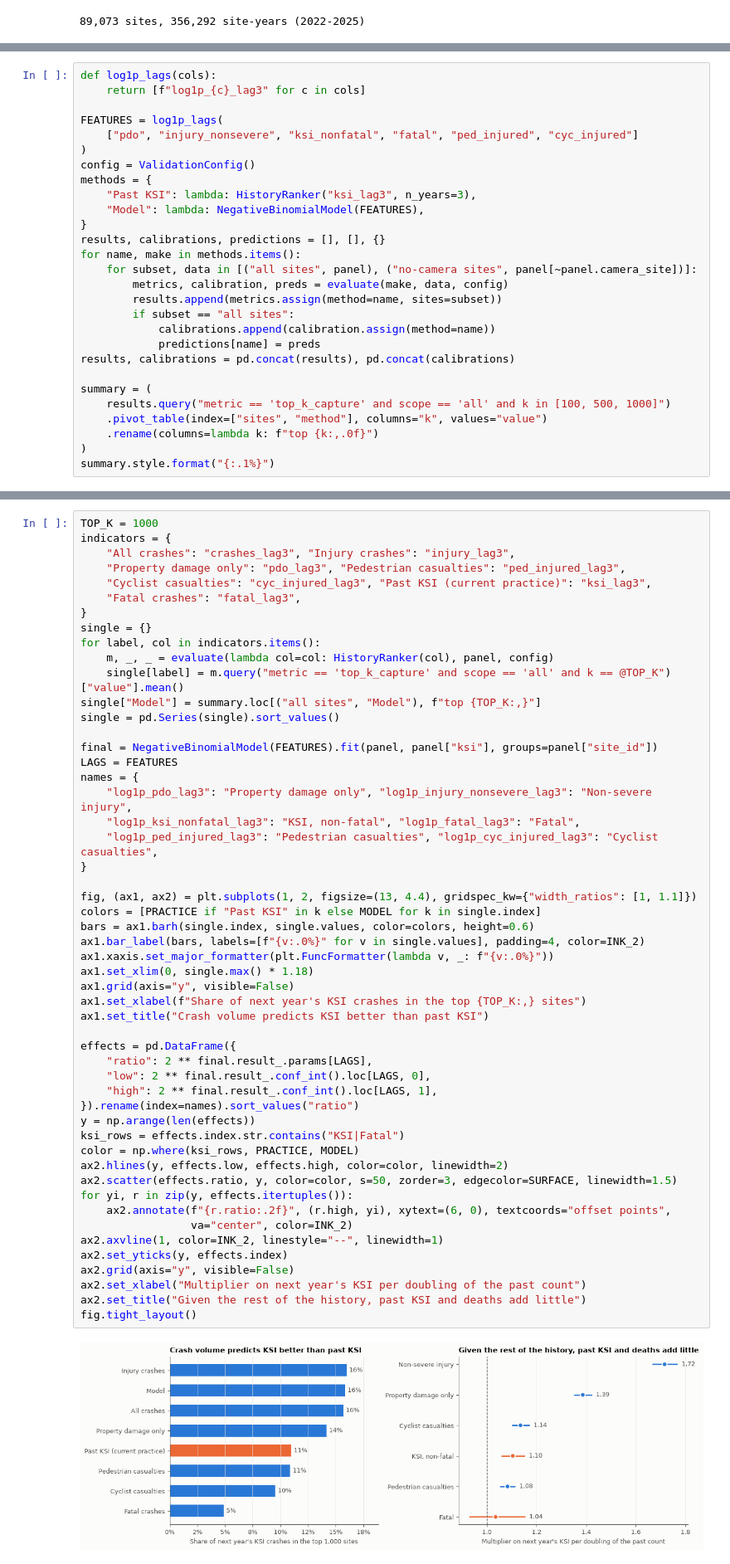
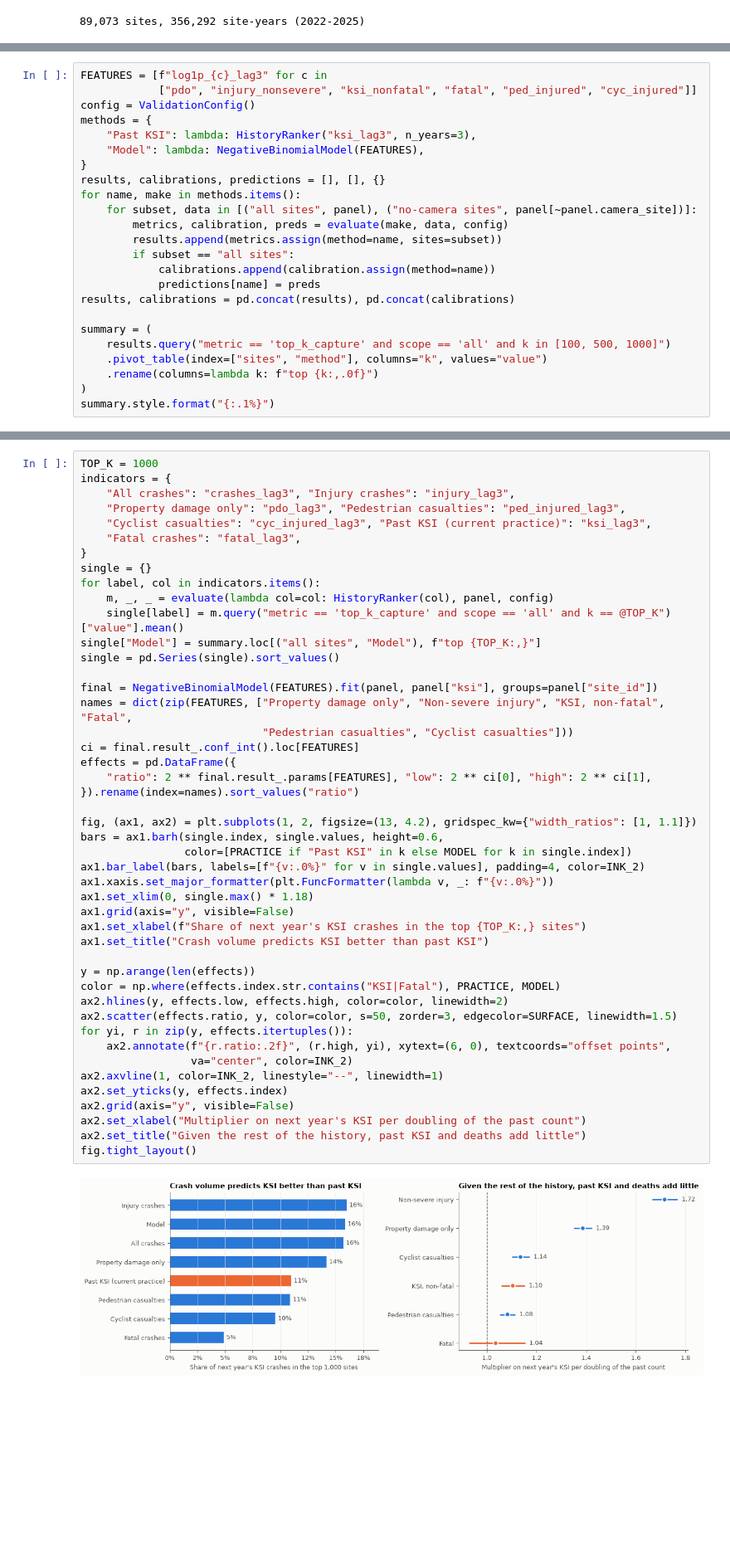
Before and after one commit to Group-7-Capstone/Group-7-Capstone, a Jupyter notebook: experiments/q1_ksi_risk.ipynb, the cells around one changed output, grey strips where cells are left out. Shown at 83% size. Saved outputs shown, nothing was run; the diff lists cells and outputs as text; blank space fills up the shorter version.

```diff
--- a/experiments/q1_ksi_risk.ipynb
+++ b/experiments/q1_ksi_risk.ipynb
@@ -67,10 +50,6 @@ print(f"{len(sites):,} sites, {len(panel):,} site-years ({panel.year.min()}-{pan
 # %%
-def log1p_lags(cols):
-    return [f"log1p_{c}_lag3" for c in cols]
-
-FEATURES = log1p_lags(
-    ["pdo", "injury_nonsevere", "ksi_nonfatal", "fatal", "ped_injured", "cyc_injured"]
-)
+FEATURES = [f"log1p_{c}_lag3" for c in
+            ["pdo", "injury_nonsevere", "ksi_nonfatal", "fatal", "ped_injured", "cyc_injured"]]
 config = ValidationConfig()
 methods = {
     "Past KSI": lambda: HistoryRanker("ksi_lag3", n_years=3),
@@ -115,47 +91,41 @@ indicators = {
 }
 single = {}
 for label, col in indicators.items():
     m, _, _ = evaluate(lambda col=col: HistoryRanker(col), panel, config)
     single[label] = m.query("metric == 'top_k_capture' and scope == 'all' and k == @TOP_K")["value"].mean()
 single["Model"] = summary.loc[("all sites", "Model"), f"top {TOP_K:,}"]
 single = pd.Series(single).sort_values()
 
 final = NegativeBinomialModel(FEATURES).fit(panel, panel["ksi"], groups=panel["site_id"])
-LAGS = FEATURES
-names = {
-    "log1p_pdo_lag3": "Property damage only", "log1p_injury_nonsevere_lag3": "Non-severe injury",
-    "log1p_ksi_nonfatal_lag3": "KSI, non-fatal", "log1p_fatal_lag3": "Fatal",
-    "log1p_ped_injured_lag3": "Pedestrian casualties", "log1p_cyc_injured_lag3": "Cyclist casualties",
-}
+names = dict(zip(FEATURES, ["Property damage only", "Non-severe injury", "KSI, non-fatal", "Fatal",
+                            "Pedestrian casualties", "Cyclist casualties"]))
+ci = final.result_.conf_int().loc[FEATURES]
+effects = pd.DataFrame({
+    "ratio": 2 ** final.result_.params[FEATURES], "low": 2 ** ci[0], "high": 2 ** ci[1],
+}).rename(index=names).sort_values("ratio")
 
-fig, (ax1, ax2) = plt.subplots(1, 2, figsize=(13, 4.4), gridspec_kw={"width_ratios": [1, 1.1]})
-colors = [PRACTICE if "Past KSI" in k else MODEL for k in single.index]
-bars = ax1.barh(single.index, single.values, color=colors, height=0.6)
+fig, (ax1, ax2) = plt.subplots(1, 2, figsize=(13, 4.2), gridspec_kw={"width_ratios": [1, 1.1]})
+bars = ax1.barh(single.index, single.values, height=0.6,
+                color=[PRACTICE if "Past KSI" in k else MODEL for k in single.index])
 ax1.bar_label(bars, labels=[f"{v:.0%}" for v in single.values], padding=4, color=INK_2)
 ax1.xaxis.set_major_formatter(plt.FuncFormatter(lambda v, _: f"{v:.0%}"))
 ax1.set_xlim(0, single.max() * 1.18)
 ax1.grid(axis="y", visible=False)
 ax1.set_xlabel(f"Share of next year's KSI crashes in the top {TOP_K:,} sites")
 ax1.set_title("Crash volume predicts KSI better than past KSI")
 
-effects = pd.DataFrame({
-    "ratio": 2 ** final.result_.params[LAGS],
-    "low": 2 ** final.result_.conf_int().loc[LAGS, 0],
-    "high": 2 ** final.result_.conf_int().loc[LAGS, 1],
-}).rename(index=names).sort_values("ratio")
 y = np.arange(len(effects))
-ksi_rows = effects.index.str.contains("KSI|Fatal")
-color = np.where(ksi_rows, PRACTICE, MODEL)
+color = np.where(effects.index.str.contains("KSI|Fatal"), PRACTICE, MODEL)
 ax2.hlines(y, effects.low, effects.high, color=color, linewidth=2)
 ax2.scatter(effects.ratio, y, color=color, s=50, zorder=3, edgecolor=SURFACE, linewidth=1.5)
 for yi, r in zip(y, effects.itertuples()):
     ax2.annotate(f"{r.ratio:.2f}", (r.high, yi), xytext=(6, 0), textcoords="offset points",
                  va="center", color=INK_2)
 ax2.axvline(1, color=INK_2, linestyle="--", linewidth=1)
 ax2.set_yticks(y, effects.index)
 ax2.grid(axis="y", visible=False)
 ax2.set_xlabel("Multiplier on next year's KSI per doubling of the past count")
 ax2.set_title("Given the rest of the history, past KSI and deaths add little")
 fig.tight_layout()
 # %% [output]
-[figure, old version]
+[figure, new version]
```
Also changed, not shown: parts of 19 cells of this notebook, 4 other files.
